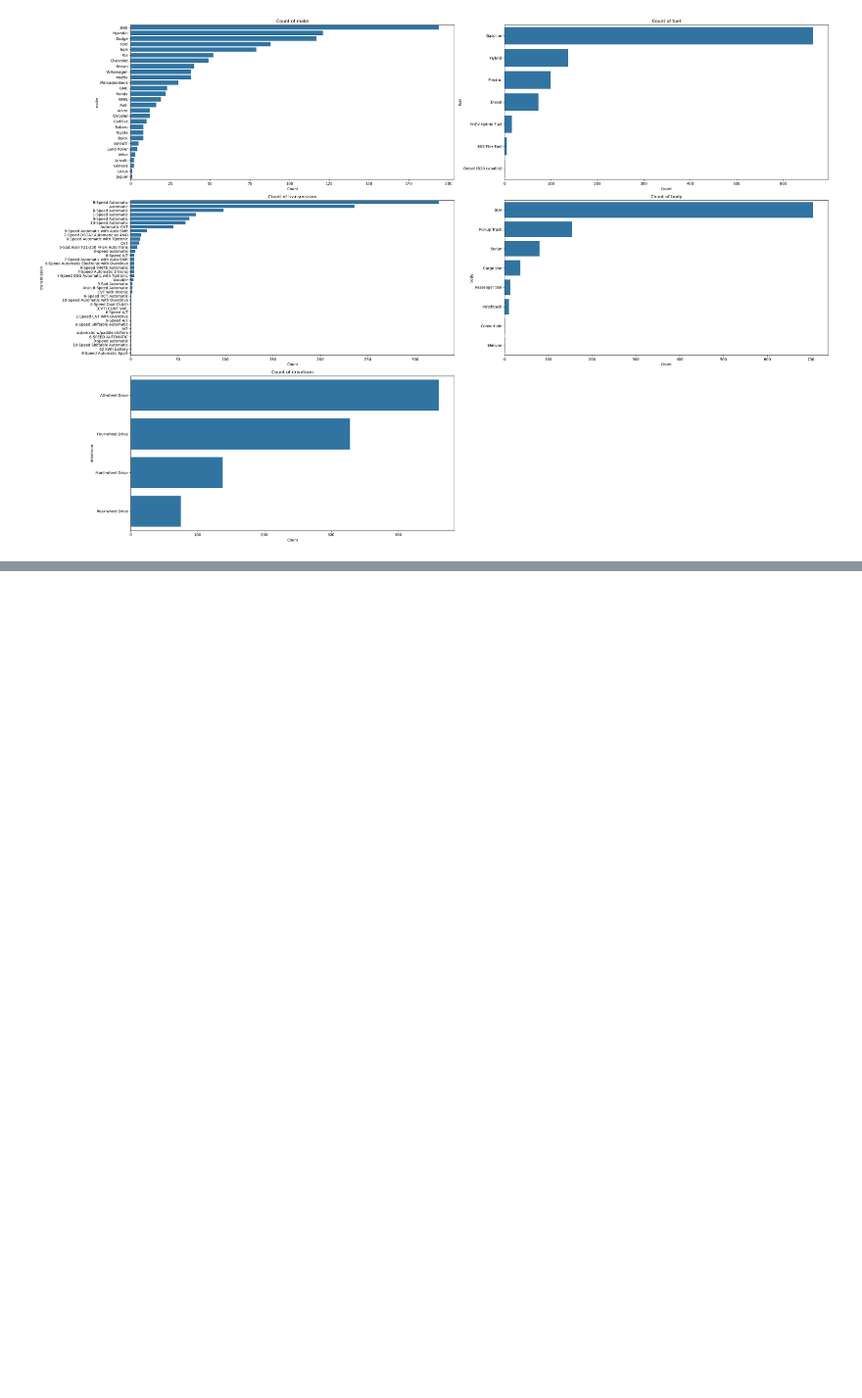
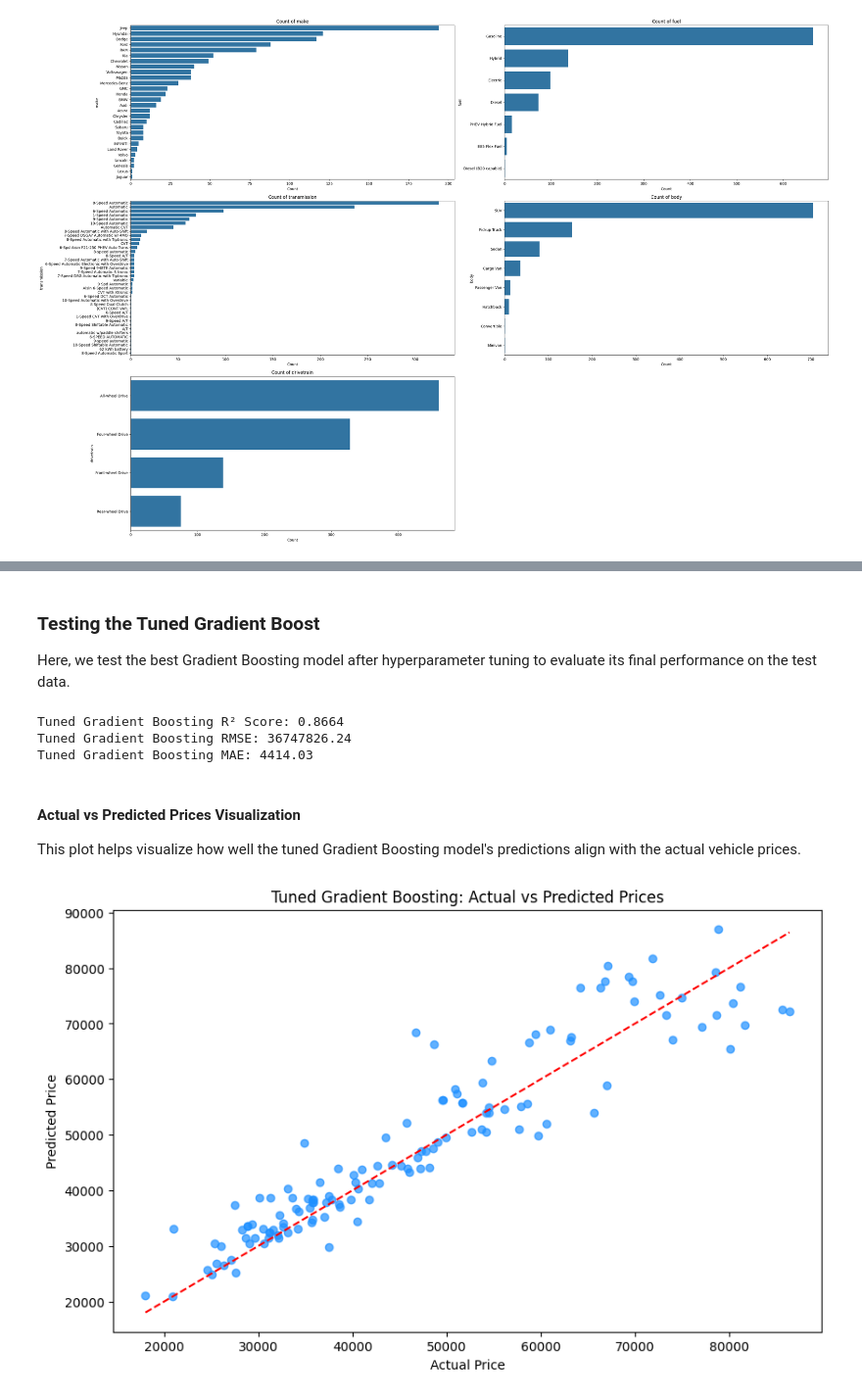
Before and after one commit to JaspreetSingh-exe/Vehicle-Price-Prediction, a Jupyter notebook: price_prediction.ipynb, the cells around one changed output, grey strips where cells are left out. Shown at 98% size. Drawn from its saved outputs; the diff is of its cells as text; code cells hidden in the pictures; blank space fills up the shorter version.

```diff
--- a/price_prediction.ipynb
+++ b/price_prediction.ipynb
@@ -132,0 +432,16 @@ plot_categorical_counts(vehicle_data, categorical_features)
+# %%
+best_gb_model = GradientBoostingRegressor(
+    n_estimators=300,
+    learning_rate=0.1,
+    max_depth=3,
+    random_state=42
+)
+
+best_gb_model.fit(X_train, y_train)
+
+# Predicting
+best_gb_pred = best_gb_model.predict(X_test)
+
+# Evaluating
+print("Tuned Gradient Boosting R² Score:", r2_score(y_test, best_gb_pred))
+print("Tuned Gradient Boosting RMSE:", root_mean_squared_error(y_test, best_gb_pred ))
@@ -132,0 +581,34 @@ plot_categorical_counts(vehicle_data, categorical_features)
+# %% [markdown]
+### Testing the Tuned Gradient Boost
+Here, we test the best Gradient Boosting model after hyperparameter tuning to evaluate its final performance on the test data.
+# %%
+from sklearn.metrics import r2_score, mean_squared_error, mean_absolute_error
+
+# Predict on test set
+tuned_gb_predictions = best_gb_model.predict(X_test)
+
+# Evaluate performance
+r2 = r2_score(y_test, tuned_gb_predictions)
+rmse = mean_squared_error(y_test, tuned_gb_predictions)
+mae = mean_absolute_error(y_test, tuned_gb_predictions)
+
+print(f"Tuned Gradient Boosting R² Score: {r2:.4f}")
+print(f"Tuned Gradient Boosting RMSE: {rmse:.2f}")
+print(f"Tuned Gradient Boosting MAE: {mae:.2f}")
+# %% [output]
+Tuned Gradient Boosting R² Score: 0.8664
+Tuned Gradient Boosting RMSE: 36747826.24
+Tuned Gradient Boosting MAE: 4414.03
+# %% [markdown]
+#### Actual vs Predicted Prices Visualization
+This plot helps visualize how well the tuned Gradient Boosting model's predictions align with the actual vehicle prices.
+# %%
+plt.figure(figsize=(10, 6))
+plt.scatter(y_test, tuned_gb_predictions, alpha=0.7, color='dodgerblue')
+plt.plot([y_test.min(), y_test.max()], [y_test.min(), y_test.max()], '--', color='red')
+plt.xlabel('Actual Price')
+plt.ylabel('Predicted Price')
+plt.title('Tuned Gradient Boosting: Actual vs Predicted Prices')
+plt.show()
+# %% [output]
+[figure, added]
```
Also changed, not shown: parts of 60 cells of this notebook, 4 other files.
